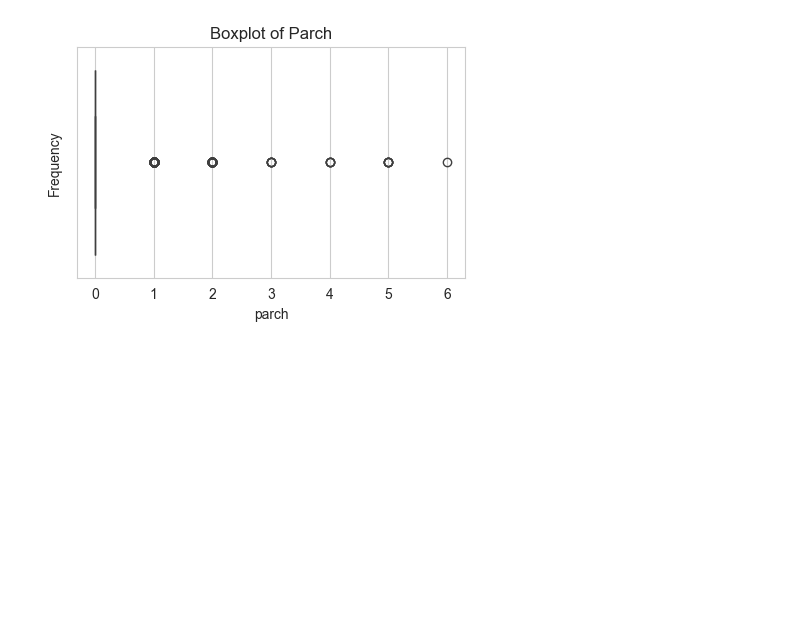
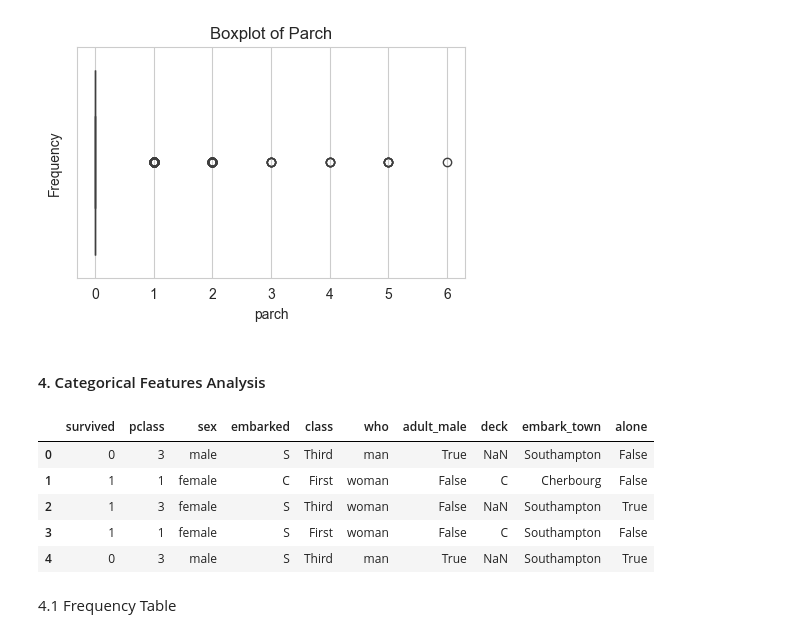
Before and after one commit to Foysalmeazi/univariate_data_analysis, a Jupyter notebook: Data_Quality_Check/univariate_analysis.ipynb, the cells around one changed output. Saved outputs shown, nothing was run; the diff lists cells and outputs as text; code cells hidden in the pictures; blank space fills up the shorter version.

```diff
--- a/Data_Quality_Check/univariate_analysis.ipynb
+++ b/Data_Quality_Check/univariate_analysis.ipynb
@@ -232,3 +232,16 @@ for col in numerical_cols:
 [figure]
 [figure]
 [figure]
+# %% [markdown]
+#### 4. Categorical Features Analysis
+# %%
+data[categorical_cols].head()
+# %% [output]
+|  | survived | pclass | sex | embarked | class | who | adult_male | deck | embark_town | alone |
+| 0 | 0 | 3 | male | S | Third | man | True | NaN | Southampton | False |
+| 1 | 1 | 1 | female | C | First | woman | False | C | Cherbourg | False |
+| 2 | 1 | 3 | female | S | Third | woman | False | NaN | Southampton | True |
+| 3 | 1 | 1 | female | S | First | woman | False | C | Southampton | False |
+| 4 | 0 | 3 | male | S | Third | man | True | NaN | Southampton | True |
+# %% [markdown]
+4.1 Frequency Table
```
Also changed, not shown: parts of 4 cells of this notebook.
